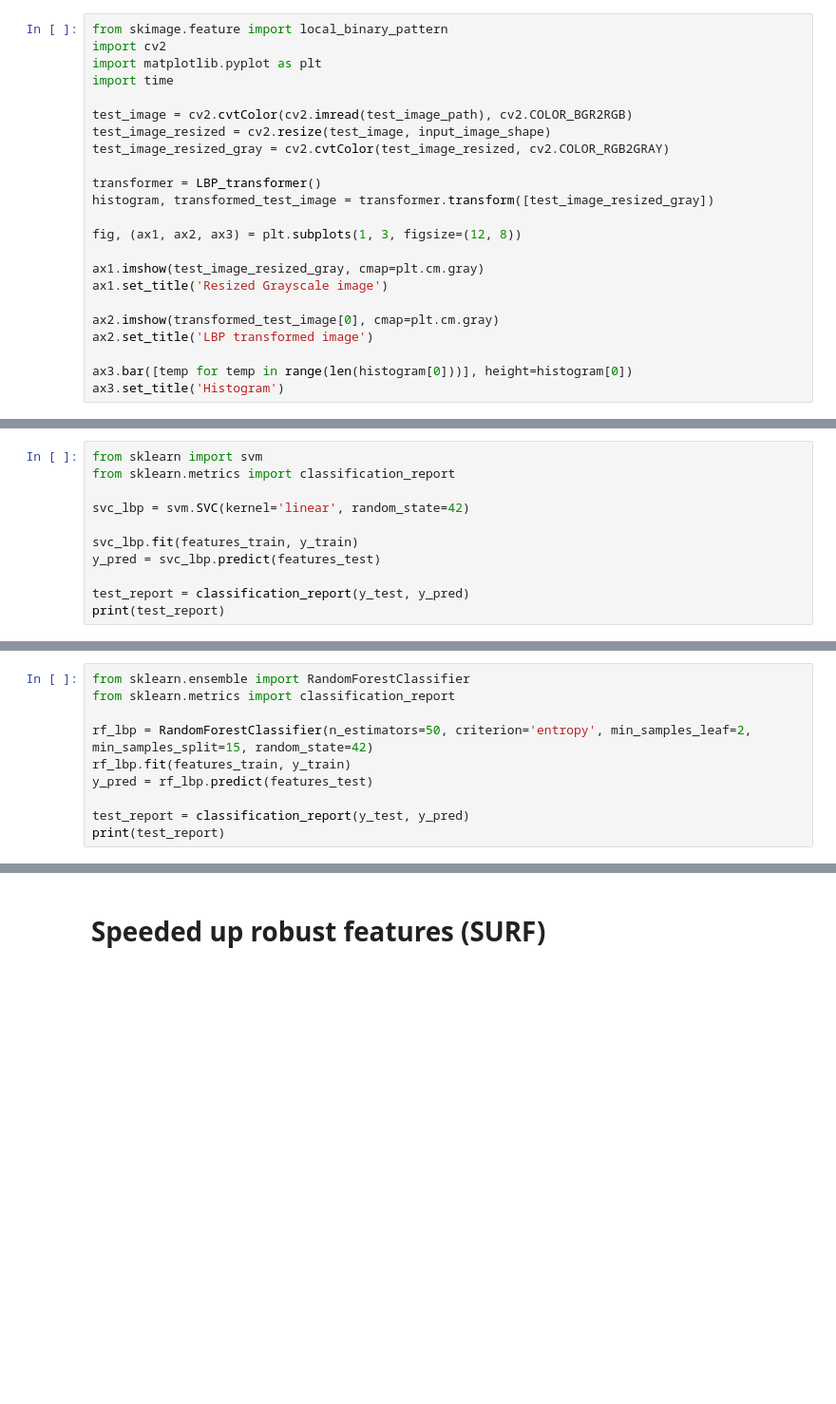
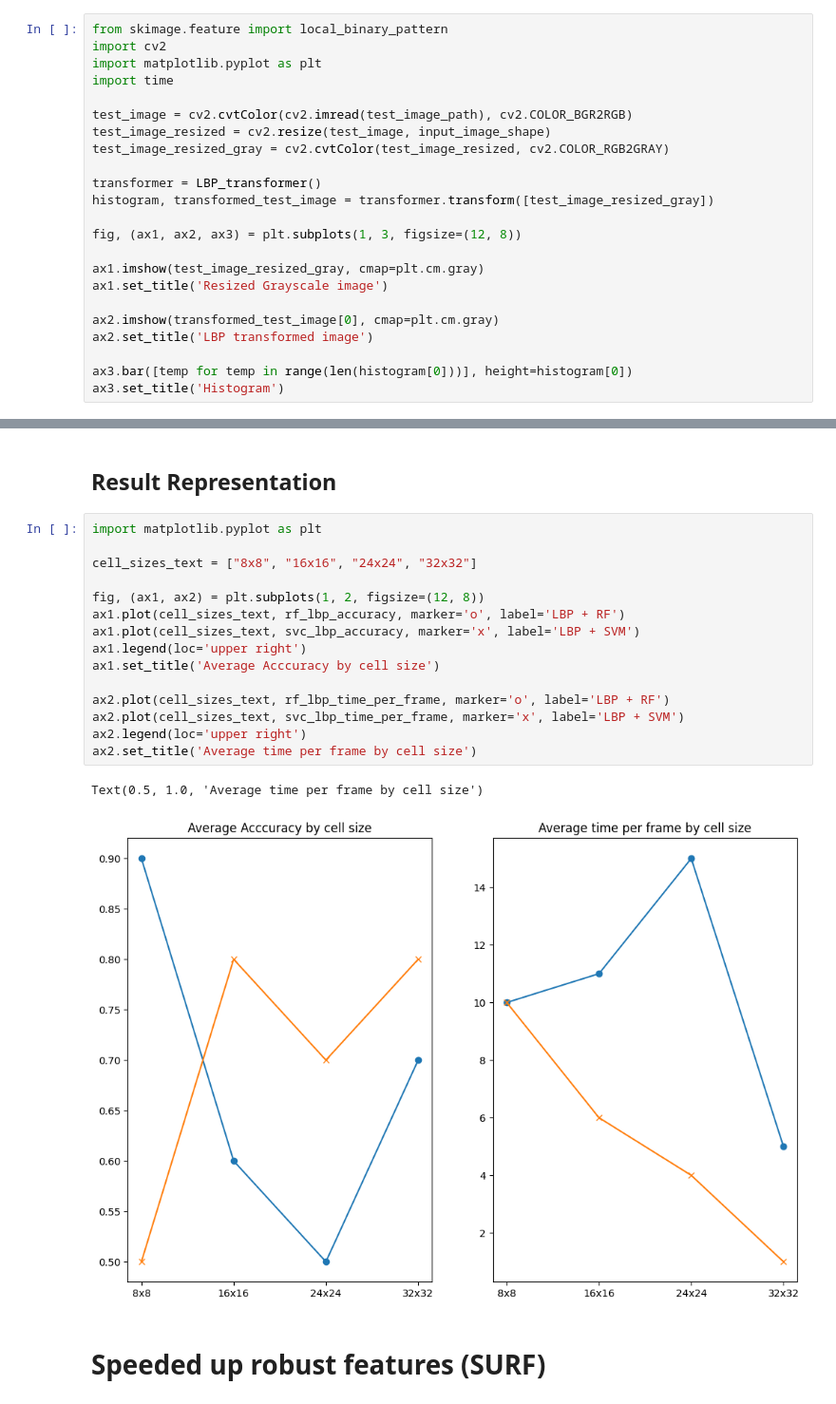
Before and after one commit to Anthony-D11/realtime-pedestrian-detection, a Jupyter notebook: main.ipynb, the cells around one changed output, grey strips where cells are left out. Shown at 95% size. Drawn from its saved outputs; the diff is of its cells as text; blank space fills up the shorter version.

```diff
--- a/main.ipynb
+++ b/main.ipynb
@@ -697,11 +842,0 @@ print(features_test.shape)
-# %%
-from sklearn import svm
-from sklearn.metrics import classification_report
-
-svc_lbp = svm.SVC(kernel='linear', random_state=42)
-
-svc_lbp.fit(features_train, y_train)
-y_pred = svc_lbp.predict(features_test)
-
-test_report = classification_report(y_test, y_pred)
-print(test_report)
@@ -717,10 +842,0 @@ weighted avg       0.83      0.83      0.83       361
-# %%
-from sklearn.ensemble import RandomForestClassifier
-from sklearn.metrics import classification_report
-
-rf_lbp = RandomForestClassifier(n_estimators=50, criterion='entropy', min_samples_leaf=2, min_samples_split=15, random_state=42)
-rf_lbp.fit(features_train, y_train)
-y_pred = rf_lbp.predict(features_test)
-
-test_report = classification_report(y_test, y_pred)
-print(test_report)
@@ -777,3 +924,23 @@ if activate:
+# %% [markdown]
+## Result Representation
+# %%
+import matplotlib.pyplot as plt
+
+cell_sizes_text = ["8x8", "16x16", "24x24", "32x32"]
+
+fig, (ax1, ax2) = plt.subplots(1, 2, figsize=(12, 8))
+ax1.plot(cell_sizes_text, rf_lbp_accuracy, marker='o', label='LBP + RF')
+ax1.plot(cell_sizes_text, svc_lbp_accuracy, marker='x', label='LBP + SVM')
+ax1.legend(loc='upper right')
+ax1.set_title('Average Acccuracy by cell size')
+
+ax2.plot(cell_sizes_text, rf_lbp_time_per_frame, marker='o', label='LBP + RF')
+ax2.plot(cell_sizes_text, svc_lbp_time_per_frame, marker='x', label='LBP + SVM')
+ax2.legend(loc='upper right')
+ax2.set_title('Average time per frame by cell size')
+# %% [output]
+Text(0.5, 1.0, 'Average time per frame by cell size')
+[figure, added]
 # %% [markdown]
 # Speeded up robust features (SURF)
 # %% [markdown]
```
Also changed, not shown: parts of 52 cells of this notebook, 4 other files.
